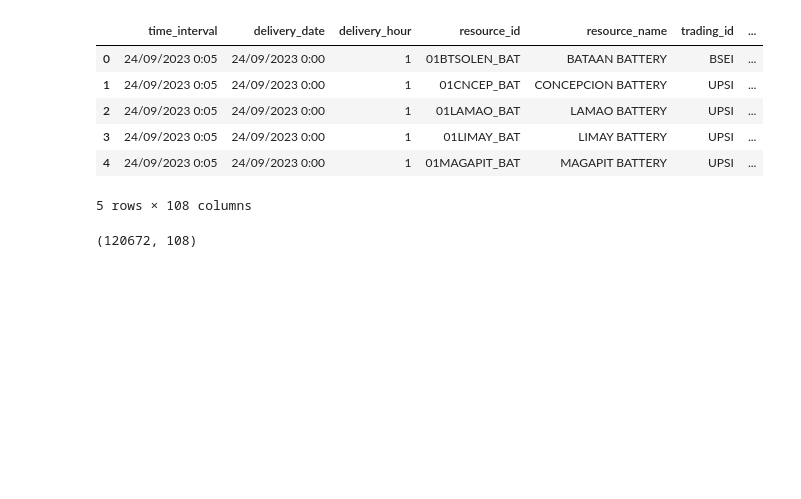
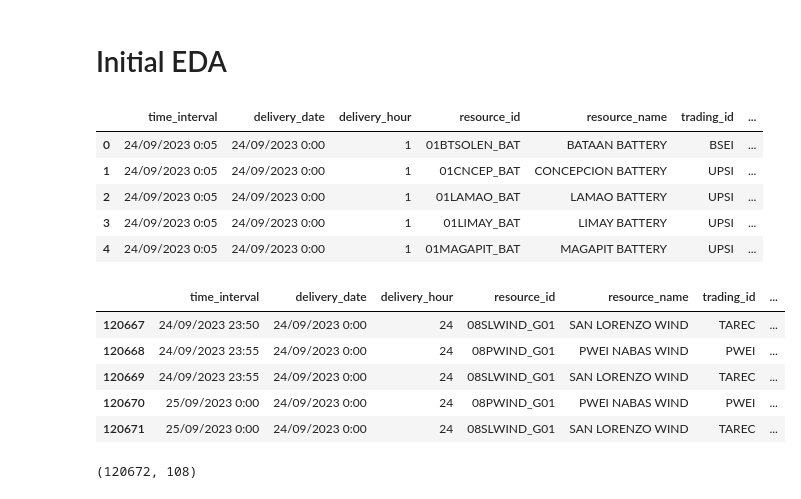
Before and after one commit to gbrosell/maroon-archers, a Jupyter notebook: WESM_EDA.ipynb, the cells around one changed output. Cells and saved outputs as stored; diff of their text form; code cells hidden in the pictures; blank space fills up the shorter version.

```diff
--- a/WESM_EDA.ipynb
+++ b/WESM_EDA.ipynb
@@ -2,10 +2,13 @@
 import pandas as pd
 import seaborn as sns
 import matplotlib.pyplot as plt
+# %% [markdown]
+# Initial EDA
 # %%
 # Load the data
 df = pd.read_csv('E:\Documents\Google Drive\Eskwelabs\Sprint 5 - Capstone\data\DOE- Data Request- Sample Daily Data_GEN_2023924.csv')
 # %%
+pd.set_option('display.max_columns', None)
 df.head()
 # %% [output]
 |  | time_interval | delivery_date | delivery_hour | resource_id | resource_name | trading_id | ... |
@@ -14,7 +17,15 @@ df.head()
 | 2 | 24/09/2023 0:05 | 24/09/2023 0:00 | 1 | 01LAMAO_BAT | LAMAO BATTERY | UPSI | ... |
 | 3 | 24/09/2023 0:05 | 24/09/2023 0:00 | 1 | 01LIMAY_BAT | LIMAY BATTERY | UPSI | ... |
 | 4 | 24/09/2023 0:05 | 24/09/2023 0:00 | 1 | 01MAGAPIT_BAT | MAGAPIT BATTERY | UPSI | ... |
-5 rows × 108 columns
+# %%
+df.tail()
+# %% [output]
+|  | time_interval | delivery_date | delivery_hour | resource_id | resource_name | trading_id | ... |
+| 120667 | 24/09/2023 23:50 | 24/09/2023 0:00 | 24 | 08SLWIND_G01 | SAN LORENZO WIND | TAREC | ... |
+| 120668 | 24/09/2023 23:55 | 24/09/2023 0:00 | 24 | 08PWIND_G01 | PWEI NABAS WIND | PWEI | ... |
+| 120669 | 24/09/2023 23:55 | 24/09/2023 0:00 | 24 | 08SLWIND_G01 | SAN LORENZO WIND | TAREC | ... |
+| 120670 | 25/09/2023 0:00 | 24/09/2023 0:00 | 24 | 08PWIND_G01 | PWEI NABAS WIND | PWEI | ... |
+| 120671 | 25/09/2023 0:00 | 24/09/2023 0:00 | 24 | 08SLWIND_G01 | SAN LORENZO WIND | TAREC | ... |
 # %%
 df_shape = df.shape
 df_shape
```
Also changed, not shown: parts of 10 cells of this notebook, 1 other file.
